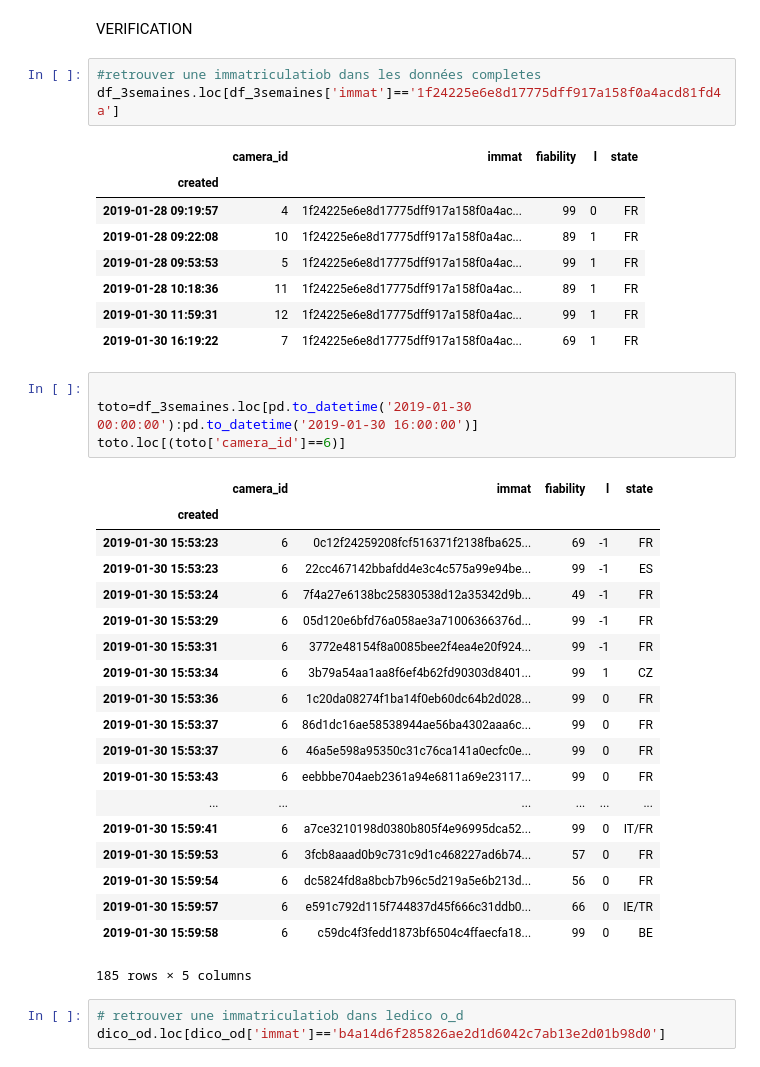
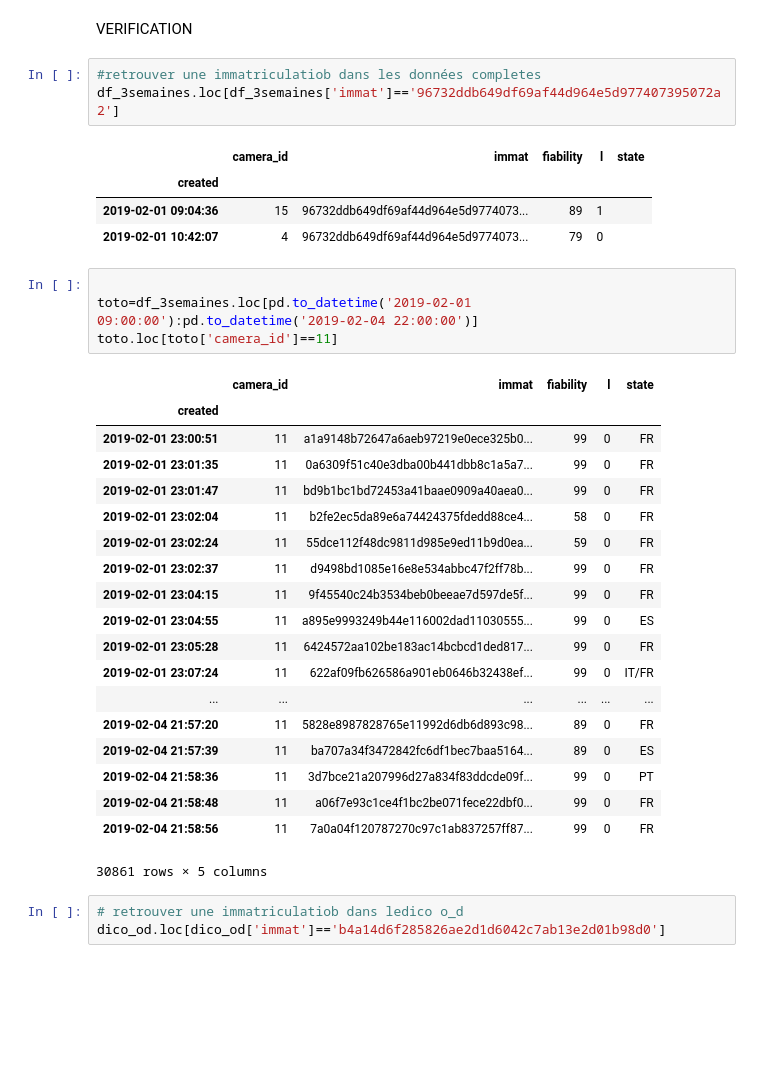
Before and after one commit to nantodevison/lapi, a Jupyter notebook: Carto_Lapi/Analyse/pour_test_travail.ipynb, the cells around one changed output. Drawn from its saved outputs; the diff is of its cells as text; blank space fills up the shorter version.

```diff
--- a/Carto_Lapi/Analyse/pour_test_travail.ipynb
+++ b/Carto_Lapi/Analyse/pour_test_travail.ipynb
@@ -296,40 +262,36 @@ pct_pl
 VERIFICATION
 # %%
 #retrouver une immatriculatiob dans les données completes
-df_3semaines.loc[df_3semaines['immat']=='1f24225e6e8d17775dff917a158f0a4acd81fd4a']
+df_3semaines.loc[df_3semaines['immat']=='96732ddb649df69af44d964e5d977407395072a2']
 # %% [output]
 |  | camera_id | immat | fiability | l | state |
 | created |  |  |  |  |  |
-| 2019-01-28 09:19:57 | 4 | 1f24225e6e8d17775dff917a158f0a4ac... | 99 | 0 | FR |
-| 2019-01-28 09:22:08 | 10 | 1f24225e6e8d17775dff917a158f0a4ac... | 89 | 1 | FR |
-| 2019-01-28 09:53:53 | 5 | 1f24225e6e8d17775dff917a158f0a4ac... | 99 | 1 | FR |
-| 2019-01-28 10:18:36 | 11 | 1f24225e6e8d17775dff917a158f0a4ac... | 89 | 1 | FR |
-| 2019-01-30 11:59:31 | 12 | 1f24225e6e8d17775dff917a158f0a4ac... | 99 | 1 | FR |
-| 2019-01-30 16:19:22 | 7 | 1f24225e6e8d17775dff917a158f0a4ac... | 69 | 1 | FR |
+| 2019-02-01 09:04:36 | 15 | 96732ddb649df69af44d964e5d9774073... | 89 | 1 |  |
+| 2019-02-01 10:42:07 | 4 | 96732ddb649df69af44d964e5d9774073... | 79 | 0 |  |
 # %%
 
-toto=df_3semaines.loc[pd.to_datetime('2019-01-30 00:00:00'):pd.to_datetime('2019-01-30 16:00:00')]
-toto.loc[(toto['camera_id']==6)]
+toto=df_3semaines.loc[pd.to_datetime('2019-02-01 09:00:00'):pd.to_datetime('2019-02-04 22:00:00')]
+toto.loc[toto['camera_id']==11]
 # %% [output]
 |  | camera_id | immat | fiability | l | state |
 | created |  |  |  |  |  |
-| 2019-01-30 15:53:23 | 6 | 0c12f24259208fcf516371f2138fba625... | 69 | -1 | FR |
-| 2019-01-30 15:53:23 | 6 | 22cc467142bbafdd4e3c4c575a99e94be... | 99 | -1 | ES |
-| 2019-01-30 15:53:24 | 6 | 7f4a27e6138bc25830538d12a35342d9b... | 49 | -1 | FR |
-| 2019-01-30 15:53:29 | 6 | 05d120e6bfd76a058ae3a71006366376d... | 99 | -1 | FR |
-| 2019-01-30 15:53:31 | 6 | 3772e48154f8a0085bee2f4ea4e20f924... | 99 | -1 | FR |
-| 2019-01-30 15:53:34 | 6 | 3b79a54aa1aa8f6ef4b62fd90303d8401... | 99 | 1 | CZ |
-| 2019-01-30 15:53:36 | 6 | 1c20da08274f1ba14f0eb60dc64b2d028... | 99 | 0 | FR |
-| 2019-01-30 15:53:37 | 6 | 86d1dc16ae58538944ae56ba4302aaa6c... | 99 | 0 | FR |
-| 2019-01-30 15:53:37 | 6 | 46a5e598a95350c31c76ca141a0ecfc0e... | 99 | 0 | FR |
-| 2019-01-30 15:53:43 | 6 | eebbbe704aeb2361a94e6811a69e23117... | 99 | 0 | FR |
+| 2019-02-01 23:00:51 | 11 | a1a9148b72647a6aeb97219e0ece325b0... | 99 | 0 | FR |
+| 2019-02-01 23:01:35 | 11 | 0a6309f51c40e3dba00b441dbb8c1a5a7... | 99 | 0 | FR |
+| 2019-02-01 23:01:47 | 11 | bd9b1bc1bd72453a41baae0909a40aea0... | 99 | 0 | FR |
+| 2019-02-01 23:02:04 | 11 | b2fe2ec5da89e6a74424375fdedd88ce4... | 58 | 0 | FR |
+| 2019-02-01 23:02:24 | 11 | 55dce112f48dc9811d985e9ed11b9d0ea... | 59 | 0 | FR |
+| 2019-02-01 23:02:37 | 11 | d9498bd1085e16e8e534abbc47f2ff78b... | 99 | 0 | FR |
+| 2019-02-01 23:04:15 | 11 | 9f45540c24b3534beb0beeae7d597de5f... | 99 | 0 | FR |
+| 2019-02-01 23:04:55 | 11 | a895e9993249b44e116002dad11030555... | 99 | 0 | ES |
+| 2019-02-01 23:05:28 | 11 | 6424572aa102be183ac14bcbcd1ded817... | 99 | 0 | FR |
+| 2019-02-01 23:07:24 | 11 | 622af09fb626586a901eb0646b32438ef... | 99 | 0 | IT/FR |
 | ... | ... | ... | ... | ... | ... |
-| 2019-01-30 15:59:41 | 6 | a7ce3210198d0380b805f4e96995dca52... | 99 | 0 | IT/FR |
-| 2019-01-30 15:59:53 | 6 | 3fcb8aaad0b9c731c9d1c468227ad6b74... | 57 | 0 | FR |
-| 2019-01-30 15:59:54 | 6 | dc5824fd8a8bcb7b96c5d219a5e6b213d... | 56 | 0 | FR |
-| 2019-01-30 15:59:57 | 6 | e591c792d115f744837d45f666c31ddb0... | 66 | 0 | IE/TR |
-| 2019-01-30 15:59:58 | 6 | c59dc4f3fedd1873bf6504c4ffaecfa18... | 99 | 0 | BE |
+| 2019-02-04 21:57:20 | 11 | 5828e8987828765e11992d6db6d893c98... | 89 | 0 | FR |
+| 2019-02-04 21:57:39 | 11 | ba707a34f3472842fc6df1bec7baa5164... | 89 | 0 | ES |
+| 2019-02-04 21:58:36 | 11 | 3d7bce21a207996d27a834f83ddcde09f... | 99 | 0 | PT |
+| 2019-02-04 21:58:48 | 11 | a06f7e93c1ce4f1bc2be071fece22dbf0... | 99 | 0 | FR |
+| 2019-02-04 21:58:56 | 11 | 7a0a04f120787270c97c1ab837257ff87... | 99 | 0 | FR |
-185 rows × 5 columns
+30861 rows × 5 columns
 # %%
 # retrouver une immatriculatiob dans ledico o_d
 dico_od.loc[dico_od['immat']=='b4a14d6f285826ae2d1d6042c7ab13e2d01b98d0']
```
Also changed, not shown: parts of 14 cells of this notebook, 1 other file.
